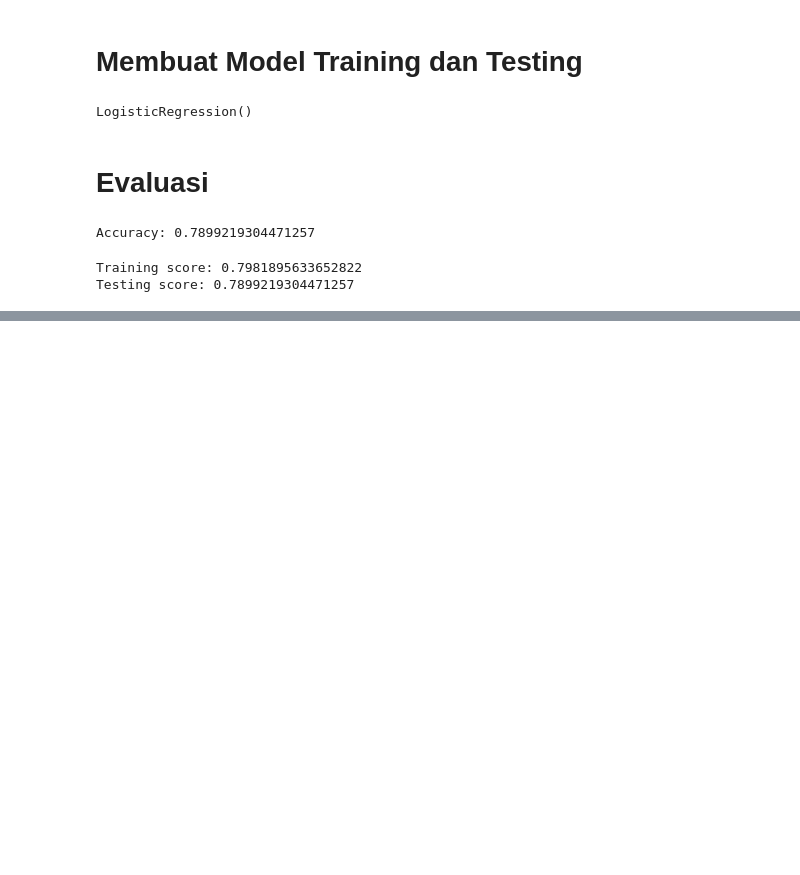
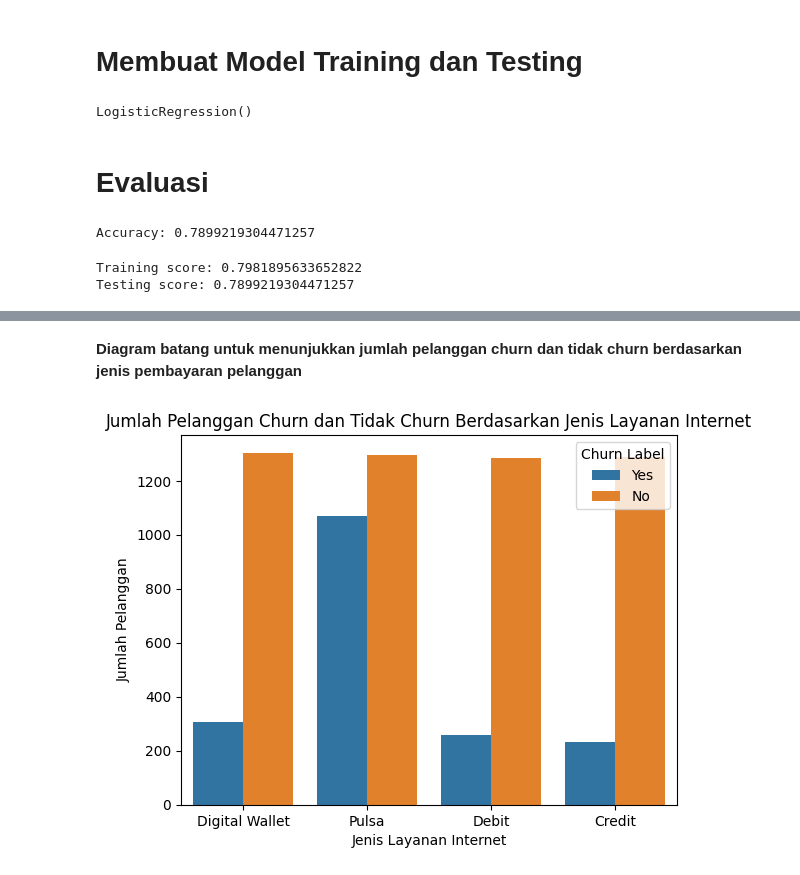
Before and after one commit to masfudindc/DSW_2023, a Jupyter notebook: dsw.ipynb, the cells around one changed output, grey strips where cells are left out. Saved outputs shown, nothing was run; the diff lists cells and outputs as text; code cells hidden in the pictures; blank space fills up the shorter version.

```diff
--- a/dsw.ipynb
+++ b/dsw.ipynb
@@ -147,0 +188,10 @@ Testing score: 0.7899219304471257
+# %% [markdown]
+**Diagram batang untuk menunjukkan jumlah pelanggan churn dan tidak churn berdasarkan jenis pembayaran pelanggan**
+# %%
+sns.countplot(x='Payment Method', hue='Churn Label', data=df)
+plt.title('Jumlah Pelanggan Churn dan Tidak Churn Berdasarkan Jenis Layanan Internet')
+plt.xlabel('Jenis Layanan Internet')
+plt.ylabel('Jumlah Pelanggan')
+plt.show()
+# %% [output]
+[figure, added]
```
Also changed, not shown: parts of 13 cells of this notebook.
